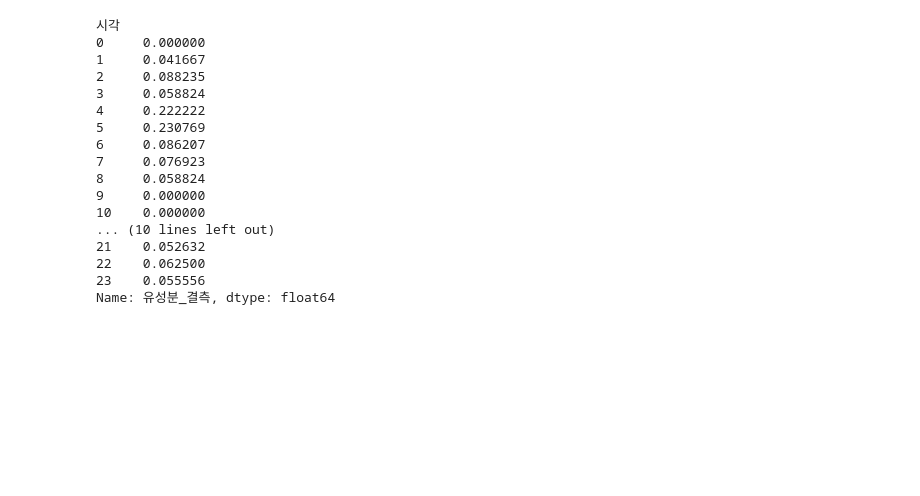
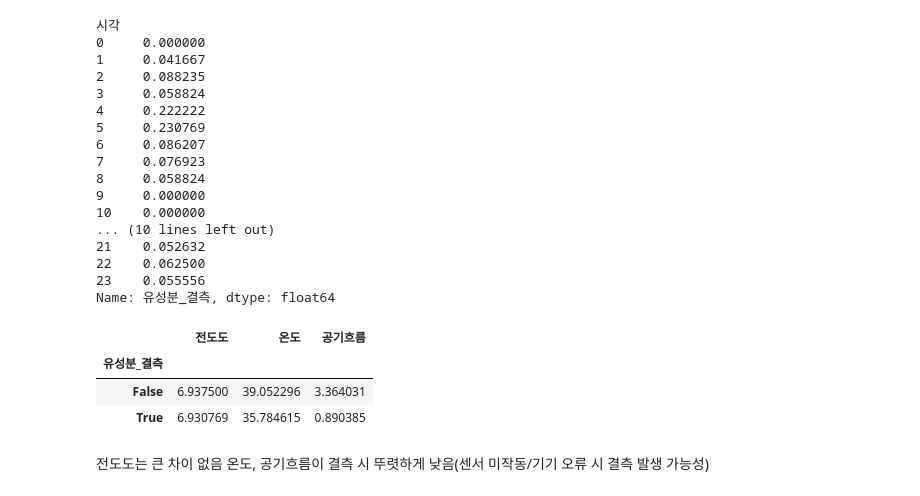
Before and after one commit to jiwon512/practical_project, a Jupyter notebook: jungjae/pr1.ipynb, the cells around one changed output. Cells and saved outputs as stored; diff of their text form; code cells hidden in the pictures; blank space fills up the shorter version.

```diff
--- a/jungjae/pr1.ipynb
+++ b/jungjae/pr1.ipynb
@@ -145,3 +145,24 @@ hourly_missing
 22    0.062500
 23    0.055556
 Name: 유성분_결측, dtype: float64
+# %%
+# 3. 전체 데이터 중 해당 개체들의 모든 이력 추출
+target_ids = missing_object['개체번호'].unique()
+target_all_data = df[df['개체번호'].isin(target_ids)].copy()
+
+# 4. 유성분 결측 여부 플래그 생성
+target_all_data['유성분_결측'] = target_all_data[['유지방', '유단백']].isna().any(axis=1)
+
+# 5. 센서값 평균 비교
+sensor_cols = ['전도도', '온도', '공기흐름']  # 혈액흐름은 문자형이라 제외
+sensor_comparison = target_all_data.groupby('유성분_결측')[sensor_cols].mean()
+# %%
+sensor_comparison
+# %% [output]
+|  | 전도도 | 온도 | 공기흐름 |
+| 유성분_결측 |  |  |  |
+| False | 6.937500 | 39.052296 | 3.364031 |
+| True | 6.930769 | 35.784615 | 0.890385 |
+# %% [markdown]
+전도도는 큰 차이 없음
+온도, 공기흐름이 결측 시 뚜렷하게 낮음(센서 미작동/기기 오류 시 결측 발생 가능성)
```
